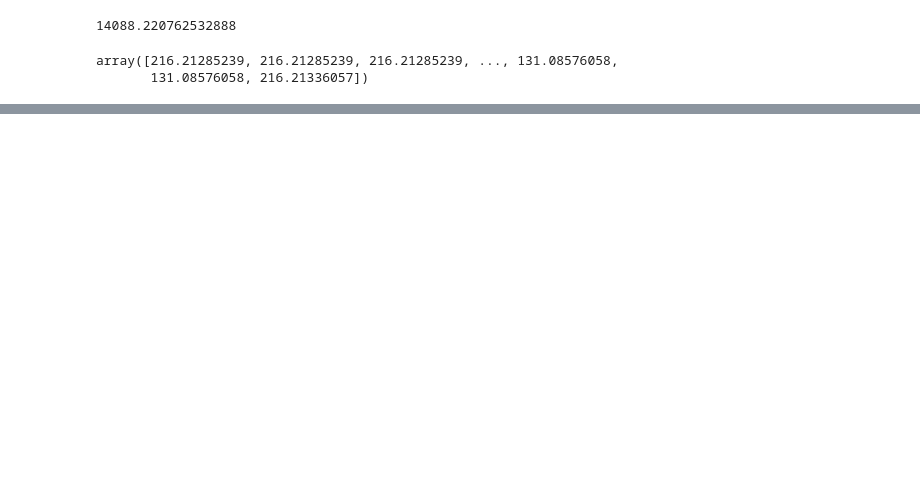
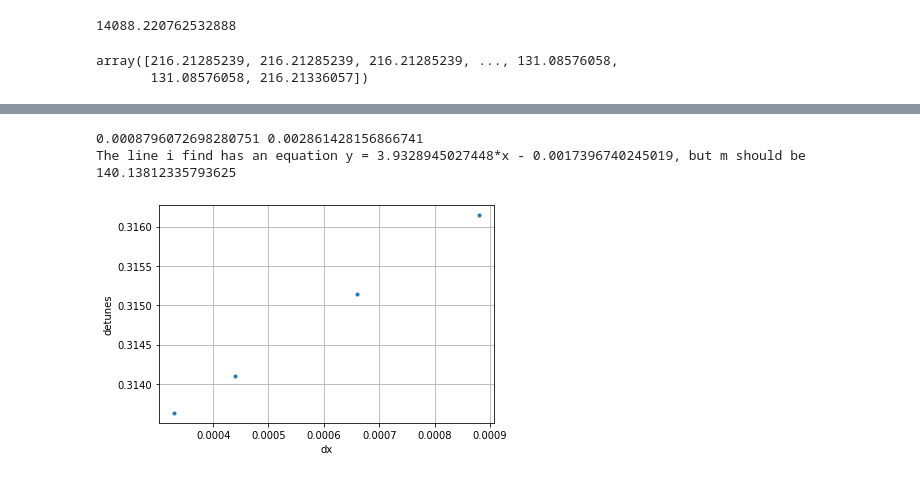
Before and after one commit to andreafornara/git_postprocessing, a Jupyter notebook: Octupoles_On.ipynb, the cells around one changed output, grey strips where cells are left out. Saved outputs shown, nothing was run; the diff lists cells and outputs as text; code cells hidden in the pictures; blank space fills up the shorter version.

```diff
--- a/Octupoles_On.ipynb
+++ b/Octupoles_On.ipynb
@@ -295,17 +349,21 @@ plt.ylabel('tunes');
 # %%
 q2_1 = 0.31301791599918444
 q3_1 = 0.3130712654474325
 q4_1 = 0.3131594674222655
 q5_1 = 0.3132820872098347
 detunes = np.zeros(4)
 detunes[0]=q2-q2_1
 detunes[1]=q3-q3_1
 detunes[2]=q4-q4_1
 detunes[3]=q5-q5_1
-plt.plot(positions,tunes,'-.')
+plt.plot(positions,tunes,'.')
 m = (K_OCT)/(32*np.pi)
 plt.grid()
 plt.xlabel('dx')
 plt.ylabel('detunes');
 print(positions[3],detunes[3])
 print('The line i find has an equation y = 3.9328945027448*x - 0.0017396740245019, but m should be',m)
+# %% [output]
+0.0008796072698280751 0.002861428156866741
+The line i find has an equation y = 3.9328945027448*x - 0.0017396740245019, but m should be 140.13812335793625
+[figure, added]
```
Also changed, not shown: parts of 19 cells of this notebook, 10 other files.
